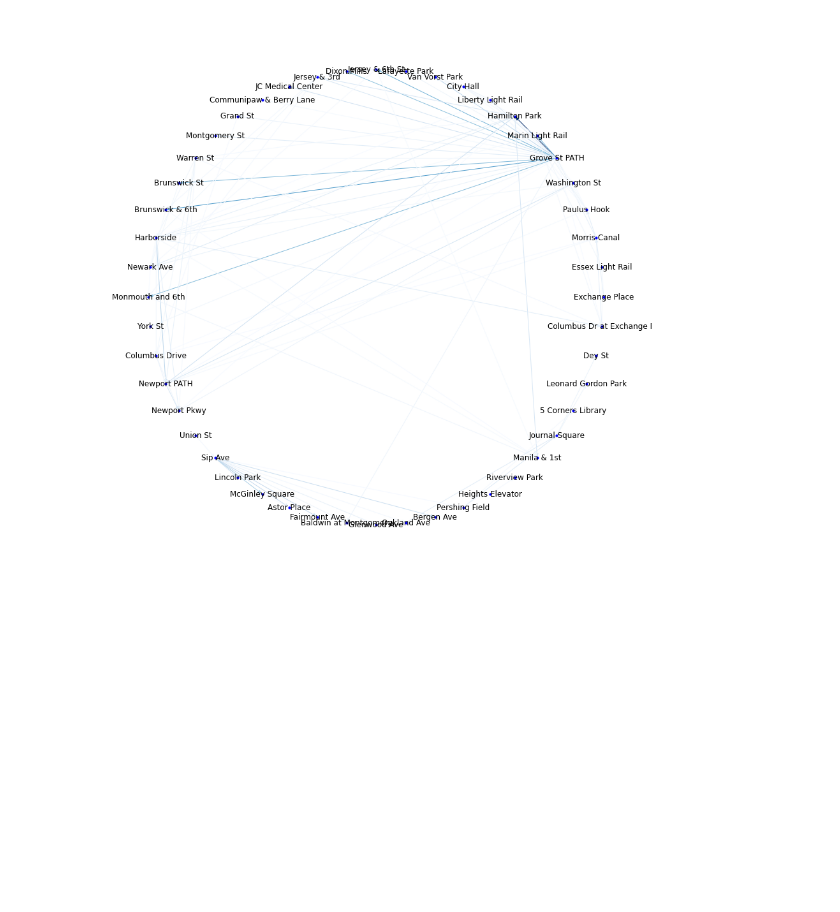
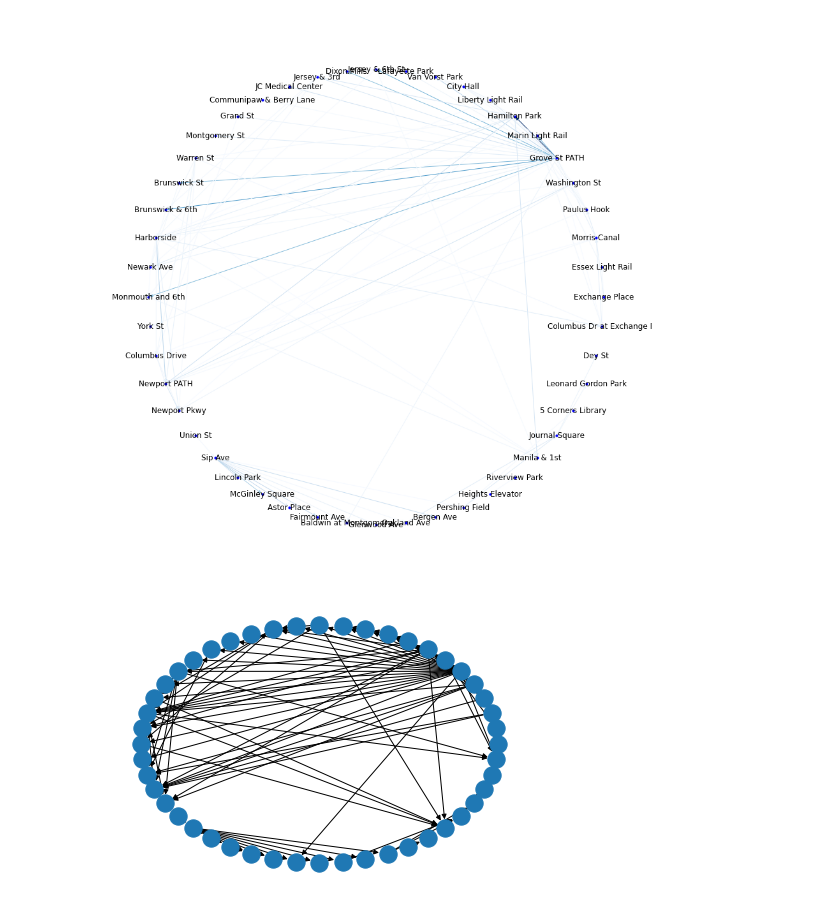
Before and after one commit to jstockdi-marstone/sledgeconf-python-talk, a Jupyter notebook: CitiBike-04-Station-to-Station.ipynb, the cells around one changed output. Cells and saved outputs as stored; diff of their text form; code cells hidden in the pictures; blank space fills up the shorter version.

```diff
--- a/CitiBike-04-Station-to-Station.ipynb
+++ b/CitiBike-04-Station-to-Station.ipynb
@@ -126,3 +83,7 @@ nx.draw_circular(G,
 plt.show()
 # %% [output]
 [figure]
+# %%
+nx.draw_circular(G, arrows=True)
+# %% [output]
+[figure, added]
```
Also changed, not shown: parts of 6 cells of this notebook, 1 other file.
